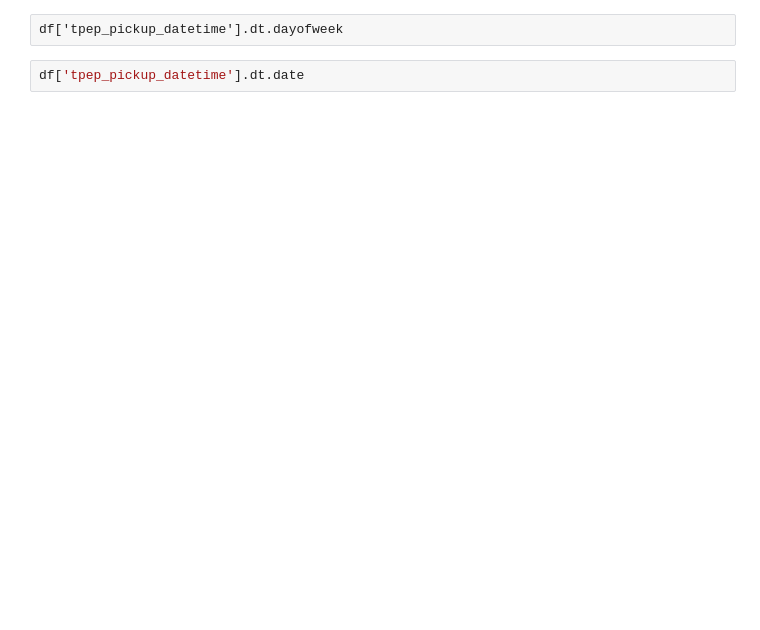
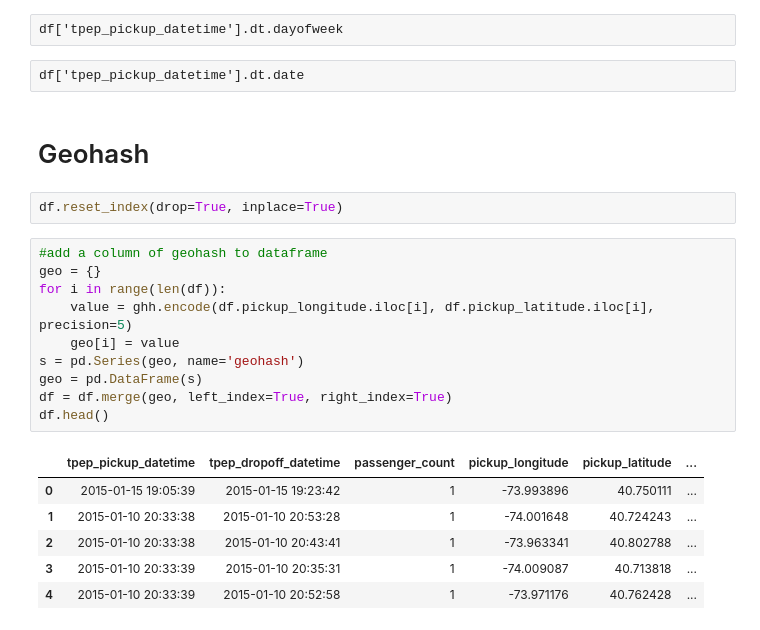
Before and after one commit to lingyielia/YellowTaxi, a Jupyter notebook: 1-data_prep_taxi.ipynb, the cells around one changed output. Saved outputs shown, nothing was run; the diff lists cells and outputs as text; blank space fills up the shorter version.

```diff
--- a/1-data_prep_taxi.ipynb
+++ b/1-data_prep_taxi.ipynb
@@ -115,4 +236,25 @@ ChristmatsEve = ['2017-12-23', '2016-12-23', '2015-12-23', '2014-12-23', '2013-1
 # %% [raw]
 df['tpep_pickup_datetime'].dt.dayofweek
-# %%
-df['tpep_pickup_datetime'].dt.date
+# %% [raw]
+df['tpep_pickup_datetime'].dt.date
+# %% [markdown]
+# Geohash
+# %%
+df.reset_index(drop=True, inplace=True)
+# %%
+#add a column of geohash to dataframe
+geo = {}
+for i in range(len(df)):
+    value = ghh.encode(df.pickup_longitude.iloc[i], df.pickup_latitude.iloc[i], precision=5)
+    geo[i] = value
+s = pd.Series(geo, name='geohash')
+geo = pd.DataFrame(s)
+df = df.merge(geo, left_index=True, right_index=True)
+df.head()
+# %% [output]
+|  | tpep_pickup_datetime | tpep_dropoff_datetime | passenger_count | pickup_longitude | pickup_latitude | ... |
+| 0 | 2015-01-15 19:05:39 | 2015-01-15 19:23:42 | 1 | -73.993896 | 40.750111 | ... |
+| 1 | 2015-01-10 20:33:38 | 2015-01-10 20:53:28 | 1 | -74.001648 | 40.724243 | ... |
+| 2 | 2015-01-10 20:33:38 | 2015-01-10 20:43:41 | 1 | -73.963341 | 40.802788 | ... |
+| 3 | 2015-01-10 20:33:39 | 2015-01-10 20:35:31 | 1 | -74.009087 | 40.713818 | ... |
+| 4 | 2015-01-10 20:33:39 | 2015-01-10 20:52:58 | 1 | -73.971176 | 40.762428 | ... |
```
Also changed, not shown: parts of 32 cells of this notebook.
